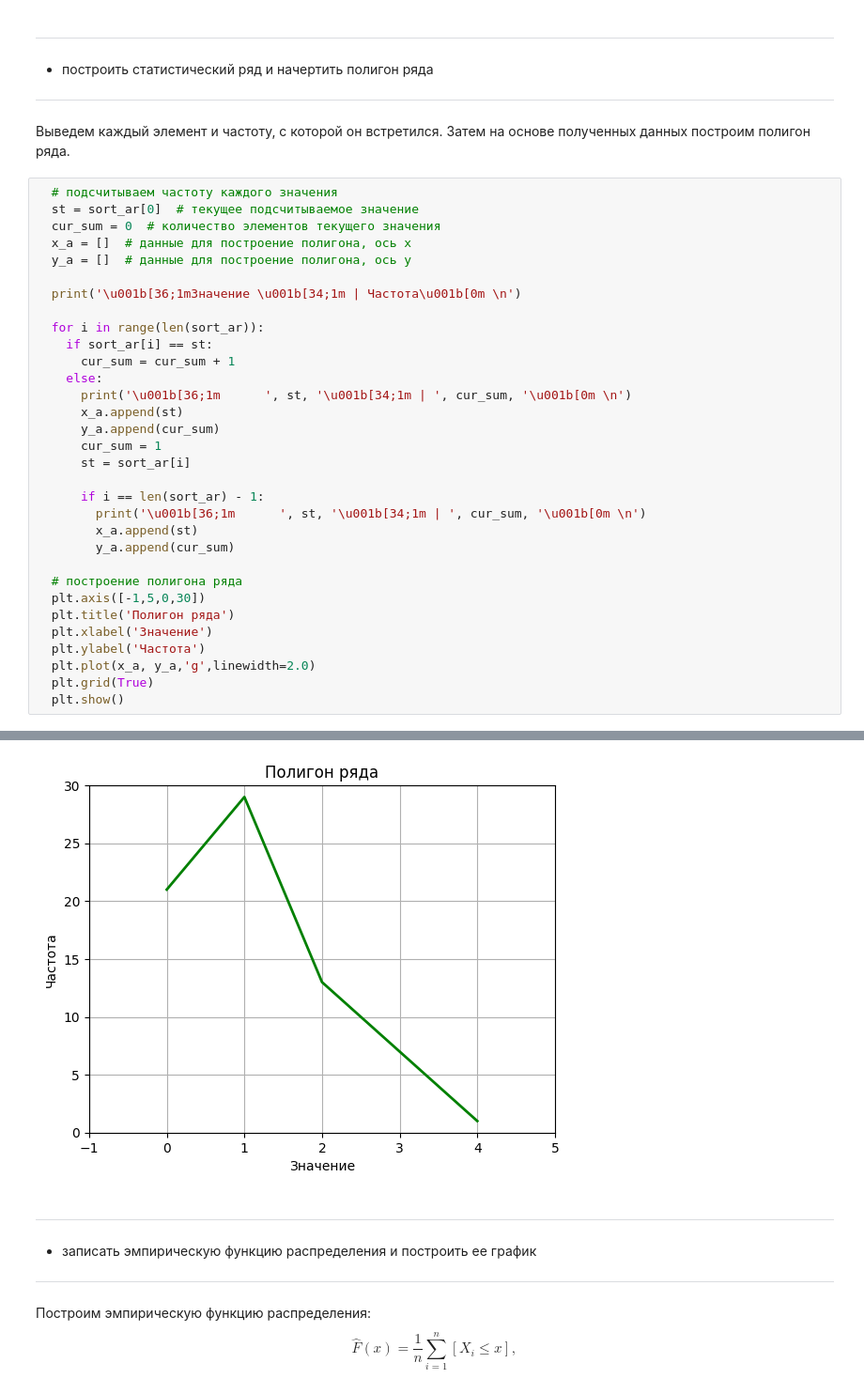
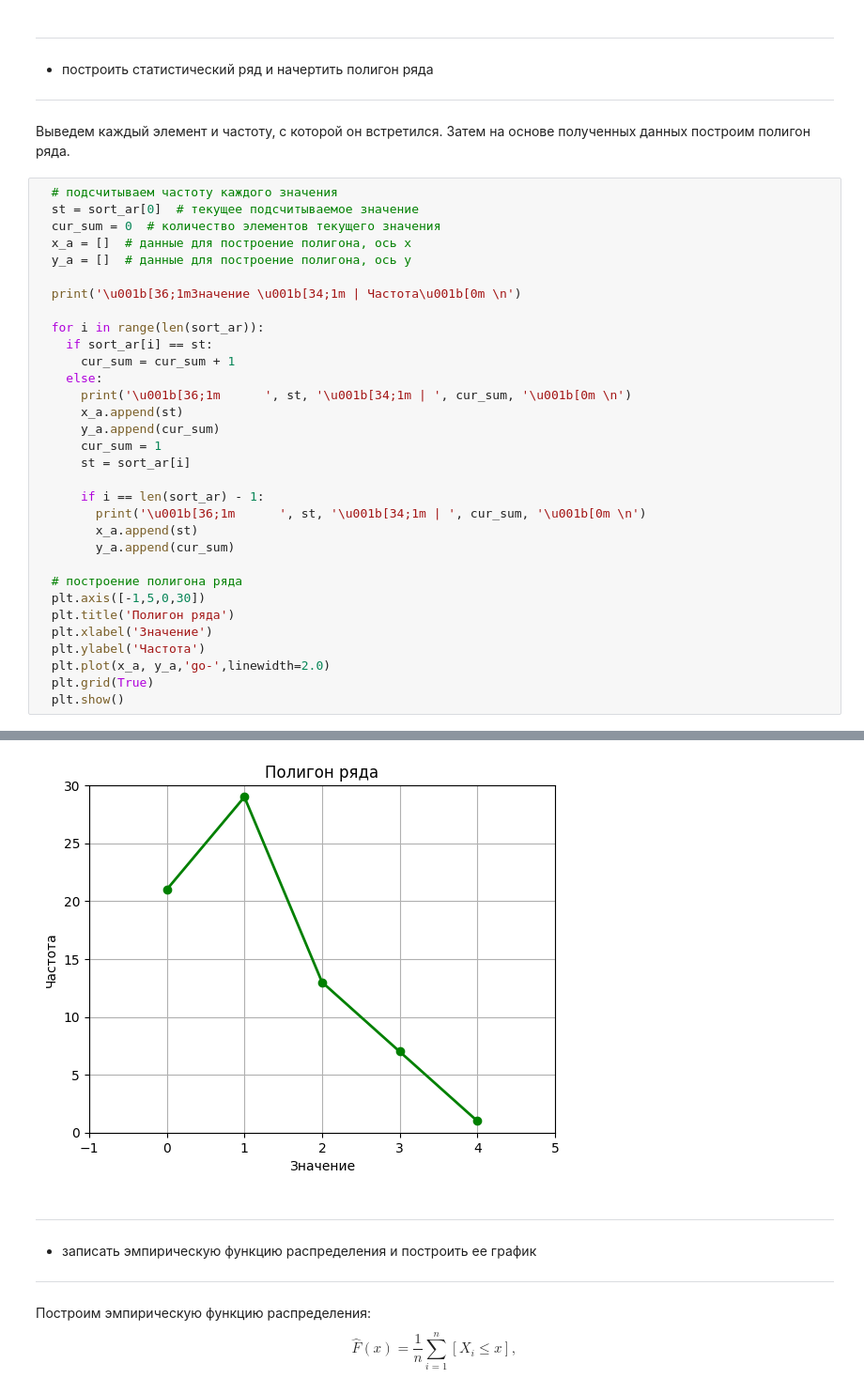
Before and after one commit to a-nechaeva/Math_statistics, a Jupyter notebook: MS_lab_1.ipynb, the cells around one changed output, grey strips where cells are left out. Shown: that part at 94% size. Saved outputs shown, nothing was run; the diff lists cells and outputs as text.

```diff
--- a/MS_lab_1.ipynb
+++ b/MS_lab_1.ipynb
@@ -62,35 +62,35 @@ with open('/content/drive/MyDrive/MS_lab_1/ms_lab1_A.txt', 'r') as f_a:
       print('\u001b[36;1m      ', st, '\u001b[34;1m | ', cur_sum, '\u001b[0m \n')
       x_a.append(st)
       y_a.append(cur_sum)
       cur_sum = 1
       st = sort_ar[i]
 
       if i == len(sort_ar) - 1:
         print('\u001b[36;1m      ', st, '\u001b[34;1m | ', cur_sum, '\u001b[0m \n')
         x_a.append(st)
         y_a.append(cur_sum)
 
   # построение полигона ряда
   plt.axis([-1,5,0,30])
   plt.title('Полигон ряда')
   plt.xlabel('Значение')
   plt.ylabel('Частота')
-  plt.plot(x_a, y_a,'g',linewidth=2.0)
+  plt.plot(x_a, y_a,'go-',linewidth=2.0)
   plt.grid(True)
   plt.show()
 # %% [output]
 Значение  | Частота
 
        0  |  21
 
        1  |  29
 
        2  |  13
 
        3  |  7
 
        4  |  1
-[figure, old version]
+[figure, new version]
 # %% [markdown]
 ***
 *   записать эмпирическую функцию распределения и построить ее график
```
Also changed, not shown: parts of 8 cells of this notebook.
